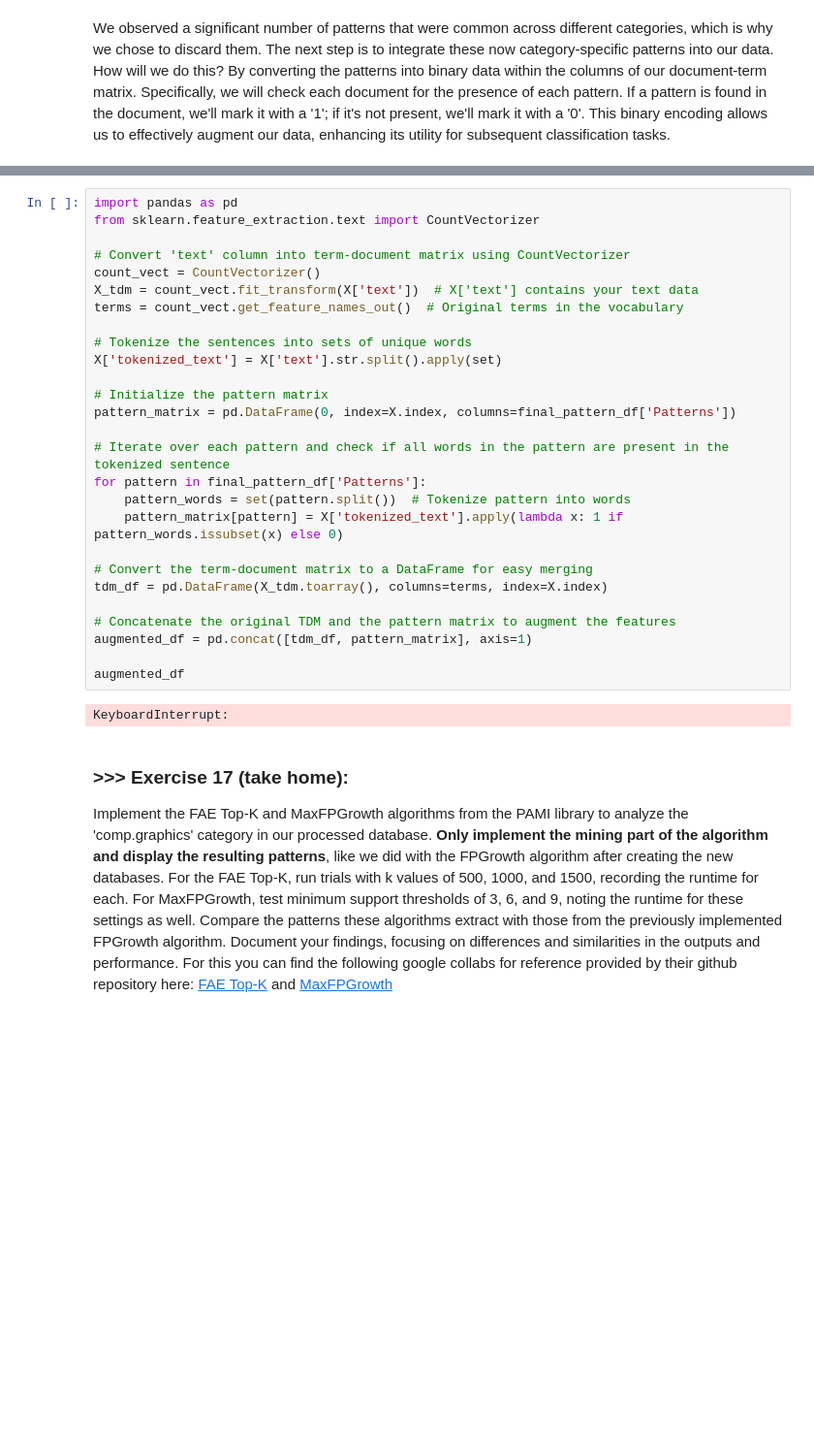
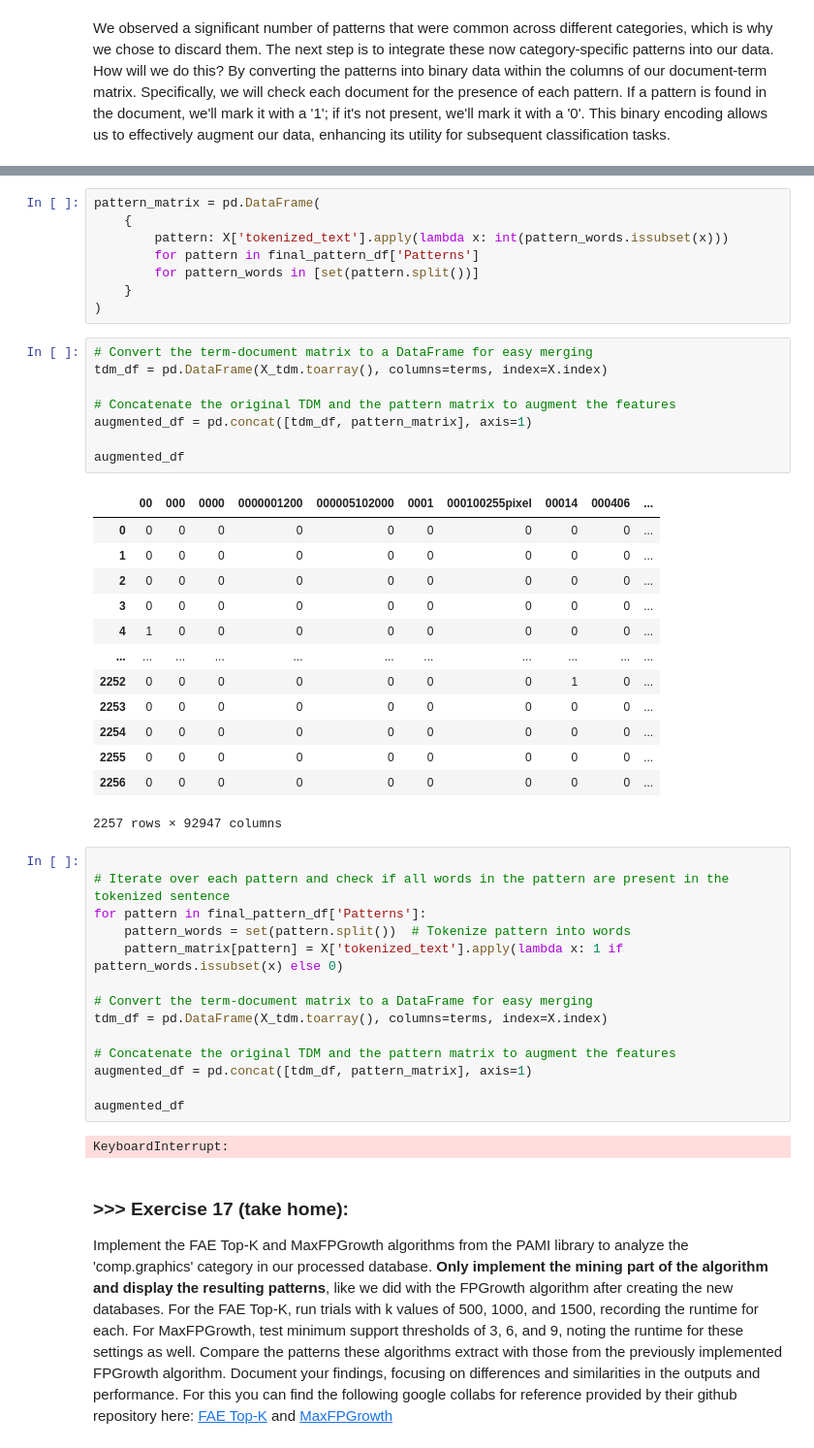
Before and after one commit to REX722/DM2024-Lab1-Master, a Jupyter notebook: DM2024-Lab1-Master.ipynb, the cells around one changed output, grey strips where cells are left out. Shown at 97% size. Cells and saved outputs as stored; diff of their text form; blank space fills up the shorter version.

```diff
--- a/DM2024-Lab1-Master.ipynb
+++ b/DM2024-Lab1-Master.ipynb
@@ -1847,17 +1870,34 @@ We observed a significant number of patterns that were common across different c
+# %%
+pattern_matrix = pd.DataFrame(
+    {
+        pattern: X['tokenized_text'].apply(lambda x: int(pattern_words.issubset(x)))
+        for pattern in final_pattern_df['Patterns']
+        for pattern_words in [set(pattern.split())]
+    }
+)
+# %%
+# Convert the term-document matrix to a DataFrame for easy merging
+tdm_df = pd.DataFrame(X_tdm.toarray(), columns=terms, index=X.index)
+
+# Concatenate the original TDM and the pattern matrix to augment the features
+augmented_df = pd.concat([tdm_df, pattern_matrix], axis=1)
+
+augmented_df
+# %% [output]
+|  | 00 | 000 | 0000 | 0000001200 | 000005102000 | 0001 | 000100255pixel | 00014 | 000406 | ... |
+| 0 | 0 | 0 | 0 | 0 | 0 | 0 | 0 | 0 | 0 | ... |
+| 1 | 0 | 0 | 0 | 0 | 0 | 0 | 0 | 0 | 0 | ... |
+| 2 | 0 | 0 | 0 | 0 | 0 | 0 | 0 | 0 | 0 | ... |
+| 3 | 0 | 0 | 0 | 0 | 0 | 0 | 0 | 0 | 0 | ... |
+| 4 | 1 | 0 | 0 | 0 | 0 | 0 | 0 | 0 | 0 | ... |
+| ... | ... | ... | ... | ... | ... | ... | ... | ... | ... | ... |
+| 2252 | 0 | 0 | 0 | 0 | 0 | 0 | 0 | 1 | 0 | ... |
+| 2253 | 0 | 0 | 0 | 0 | 0 | 0 | 0 | 0 | 0 | ... |
+| 2254 | 0 | 0 | 0 | 0 | 0 | 0 | 0 | 0 | 0 | ... |
+| 2255 | 0 | 0 | 0 | 0 | 0 | 0 | 0 | 0 | 0 | ... |
+| 2256 | 0 | 0 | 0 | 0 | 0 | 0 | 0 | 0 | 0 | ... |
+2257 rows × 92947 columns
 # %%
-import pandas as pd
-from sklearn.feature_extraction.text import CountVectorizer
-
-# Convert 'text' column into term-document matrix using CountVectorizer
-count_vect = CountVectorizer()
-X_tdm = count_vect.fit_transform(X['text'])  # X['text'] contains your text data
-terms = count_vect.get_feature_names_out()  # Original terms in the vocabulary
-
-# Tokenize the sentences into sets of unique words
-X['tokenized_text'] = X['text'].str.split().apply(set)
-
-# Initialize the pattern matrix
-pattern_matrix = pd.DataFrame(0, index=X.index, columns=final_pattern_df['Patterns'])
 
 # Iterate over each pattern and check if all words in the pattern are present in the tokenized sentence
 for pattern in final_pattern_df['Patterns']:
```
Also changed, not shown: parts of 17 cells of this notebook, 4 other files.
